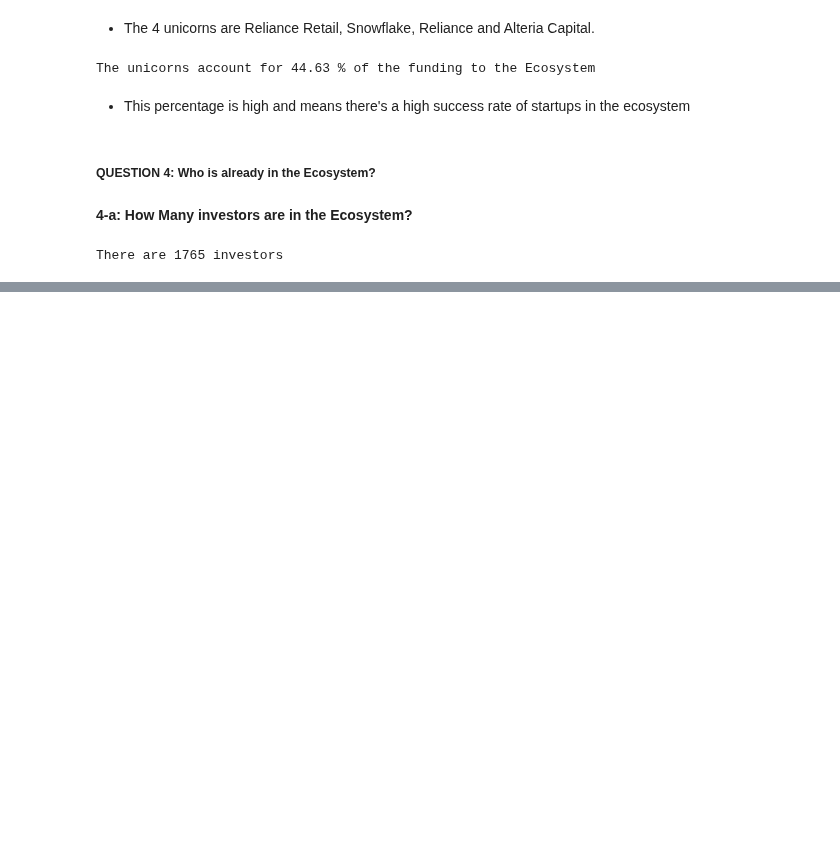
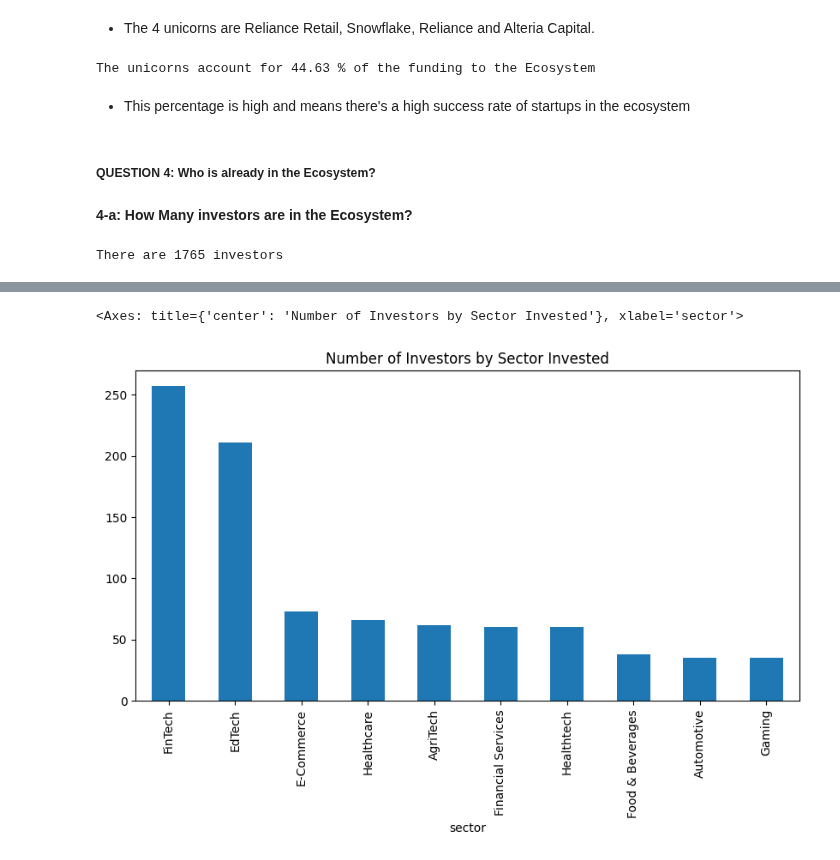
Before and after one commit to Rama-Mwenda/Indian_Ecosystem_Analysis, a Jupyter notebook: Analysis_Notebook.ipynb, the cells around one changed output, grey strips where cells are left out. Cells and saved outputs as stored; diff of their text form; code cells hidden in the pictures; blank space fills up the shorter version.

```diff
--- a/Analysis_Notebook.ipynb
+++ b/Analysis_Notebook.ipynb
@@ -2158,0 +2280,14 @@ comb_df['investor'].value_counts().nlargest(10).plot(kind='bar')
+# %%
+(comb_df
+ .groupby('sector')
+ .investor
+ .count()
+ .nlargest(10)
+ .plot(kind='bar',
+       figsize=(10,5),
+       title='Number of Investors by Sector Invested'
+       )
+ )
+# %% [output]
+<Axes: title={'center': 'Number of Investors by Sector Invested'}, xlabel='sector'>
+[figure, added]
```
Also changed, not shown: parts of 15 cells of this notebook.
